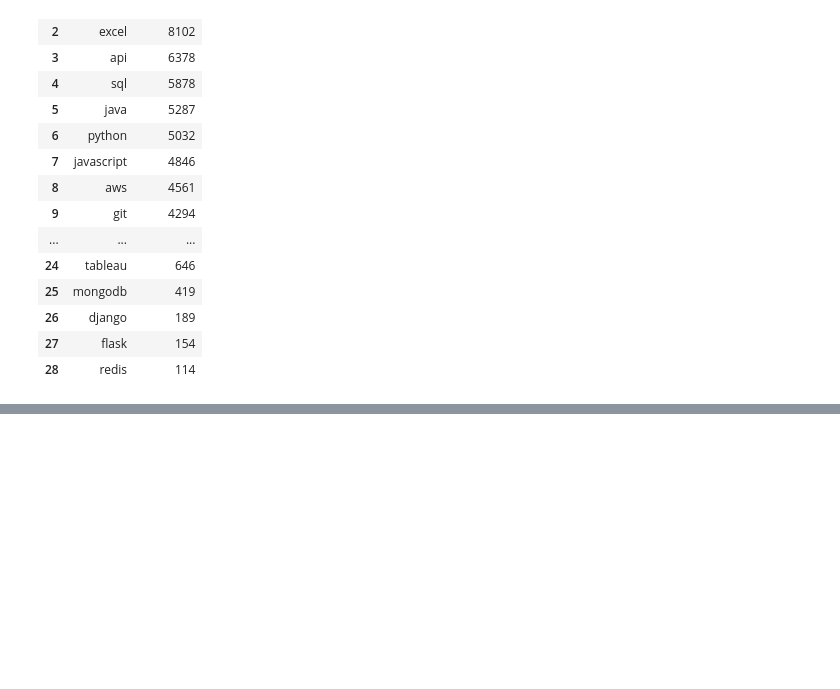
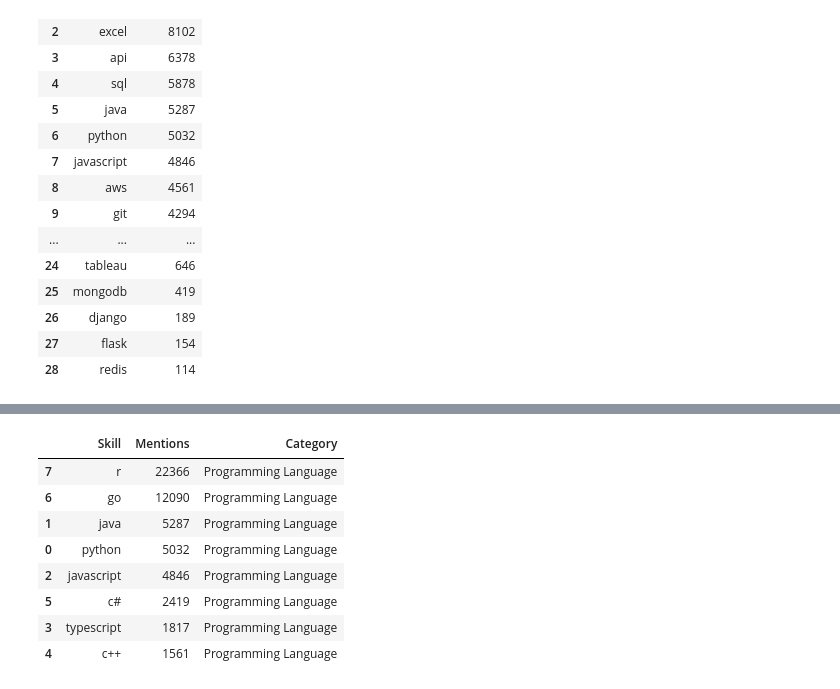
Before and after one commit to Barderus/job-market-dashboard, a Jupyter notebook: notebooks/02 - EDA.ipynb, the cells around one changed output, grey strips where cells are left out. Drawn from its saved outputs; the diff is of its cells as text; code cells hidden in the pictures; blank space fills up the shorter version.

```diff
--- a/notebooks/02 - EDA.ipynb
+++ b/notebooks/02 - EDA.ipynb
@@ -537,0 +615,2 @@ top_skills
+# %%
+manual_keyword_df['Category'] = manual_keyword_df['Skill'].map(CATEGORY_MAP).fillna('Other')
@@ -537,0 +634,16 @@ top_skills
+# %%
+manual_keyword_df['Category'] = manual_keyword_df['Skill'].map(CATEGORY_MAP).fillna('Other')
+# %%
+sorted_skills_by_category = manual_keyword_df.sort_values(['Category', 'Mentions'], ascending=[True, False])
+# %%
+sorted_skills_by_category[sorted_skills_by_category['Category'] == 'Programming Language']
+# %% [output]
+|  | Skill | Mentions | Category |
+| 7 | r | 22366 | Programming Language |
+| 6 | go | 12090 | Programming Language |
+| 1 | java | 5287 | Programming Language |
+| 0 | python | 5032 | Programming Language |
+| 2 | javascript | 4846 | Programming Language |
+| 5 | c# | 2419 | Programming Language |
+| 3 | typescript | 1817 | Programming Language |
+| 4 | c++ | 1561 | Programming Language |
```
Also changed, not shown: parts of 15 cells of this notebook.
